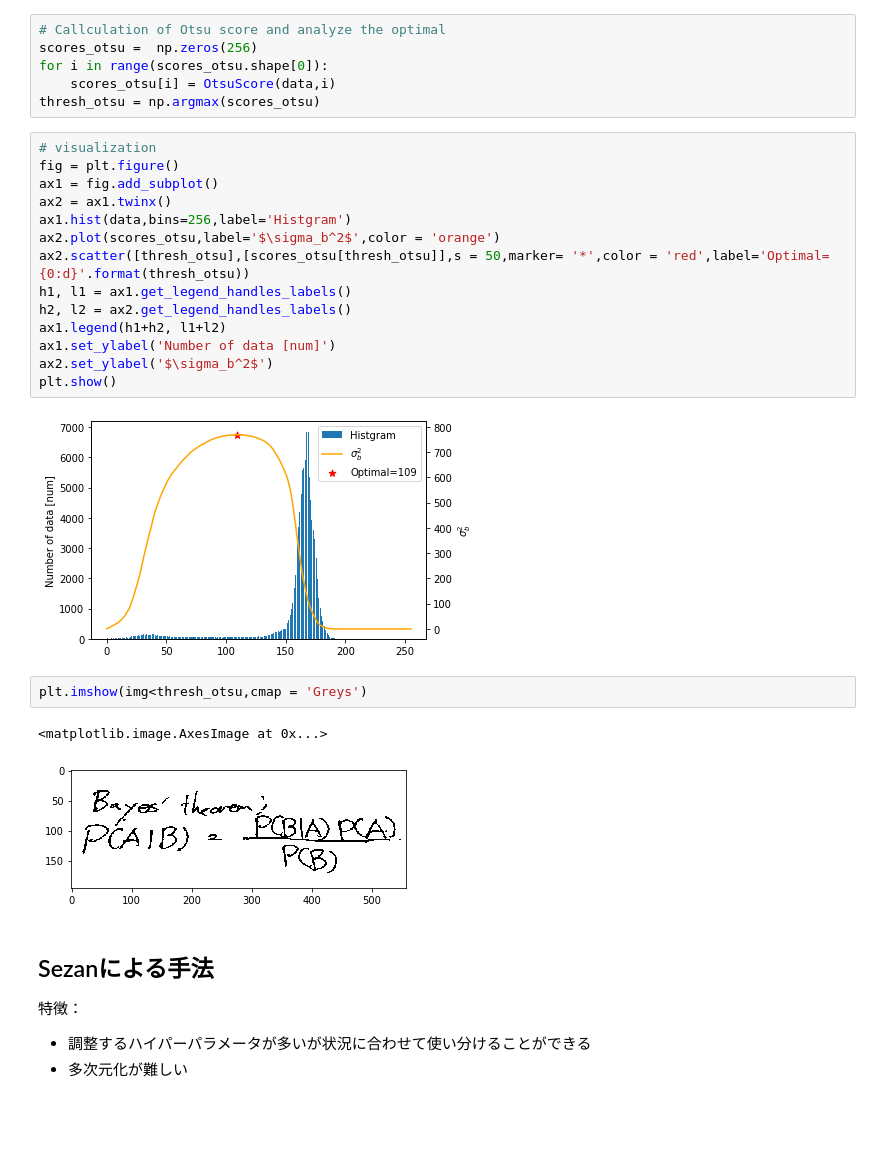
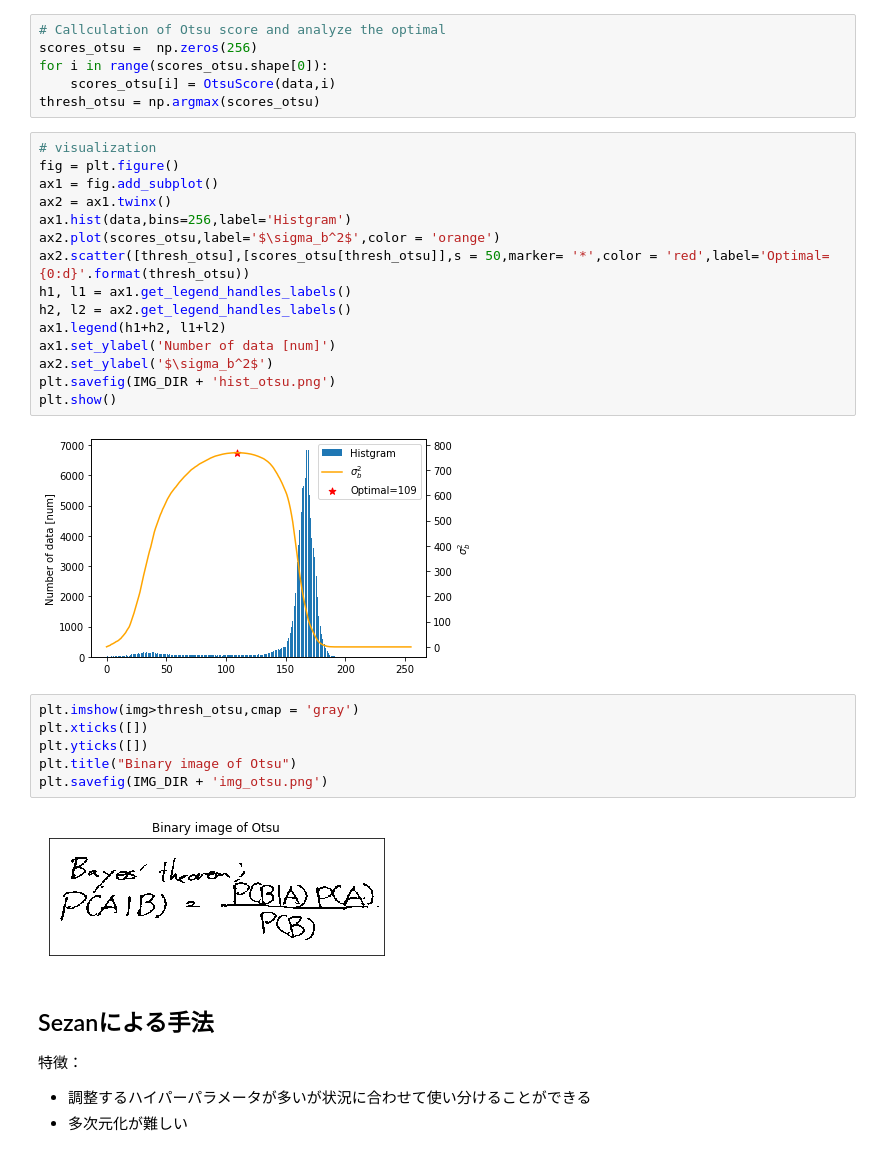
Before and after one commit to yuji0001/Threshold_Technic, a Jupyter notebook: Threshold_Technics.ipynb, the cells around one changed output. Saved outputs shown, nothing was run; the diff lists cells and outputs as text; blank space fills up the shorter version.

```diff
--- a/Threshold_Technics.ipynb
+++ b/Threshold_Technics.ipynb
@@ -92,14 +120,18 @@ h2, l2 = ax2.get_legend_handles_labels()
 ax1.legend(h1+h2, l1+l2)
 ax1.set_ylabel('Number of data [num]')
 ax2.set_ylabel('$\sigma_b^2$')
+plt.savefig(IMG_DIR + 'hist_otsu.png')
 plt.show()
 # %% [output]
 [figure]
-# %%
-plt.imshow(img<thresh_otsu,cmap = 'Greys')
-# %% [output]
-<matplotlib.image.AxesImage at 0x...>
-[figure, removed]
+# %%
+plt.imshow(img>thresh_otsu,cmap = 'gray')
+plt.xticks([])
+plt.yticks([])
+plt.title("Binary image of Otsu")
+plt.savefig(IMG_DIR + 'img_otsu.png')
+# %% [output]
+[figure, added]
 # %% [markdown]
 ## Sezanによる手法
 特徴：
```
Also changed, not shown: parts of 22 cells of this notebook, 12 other files.
